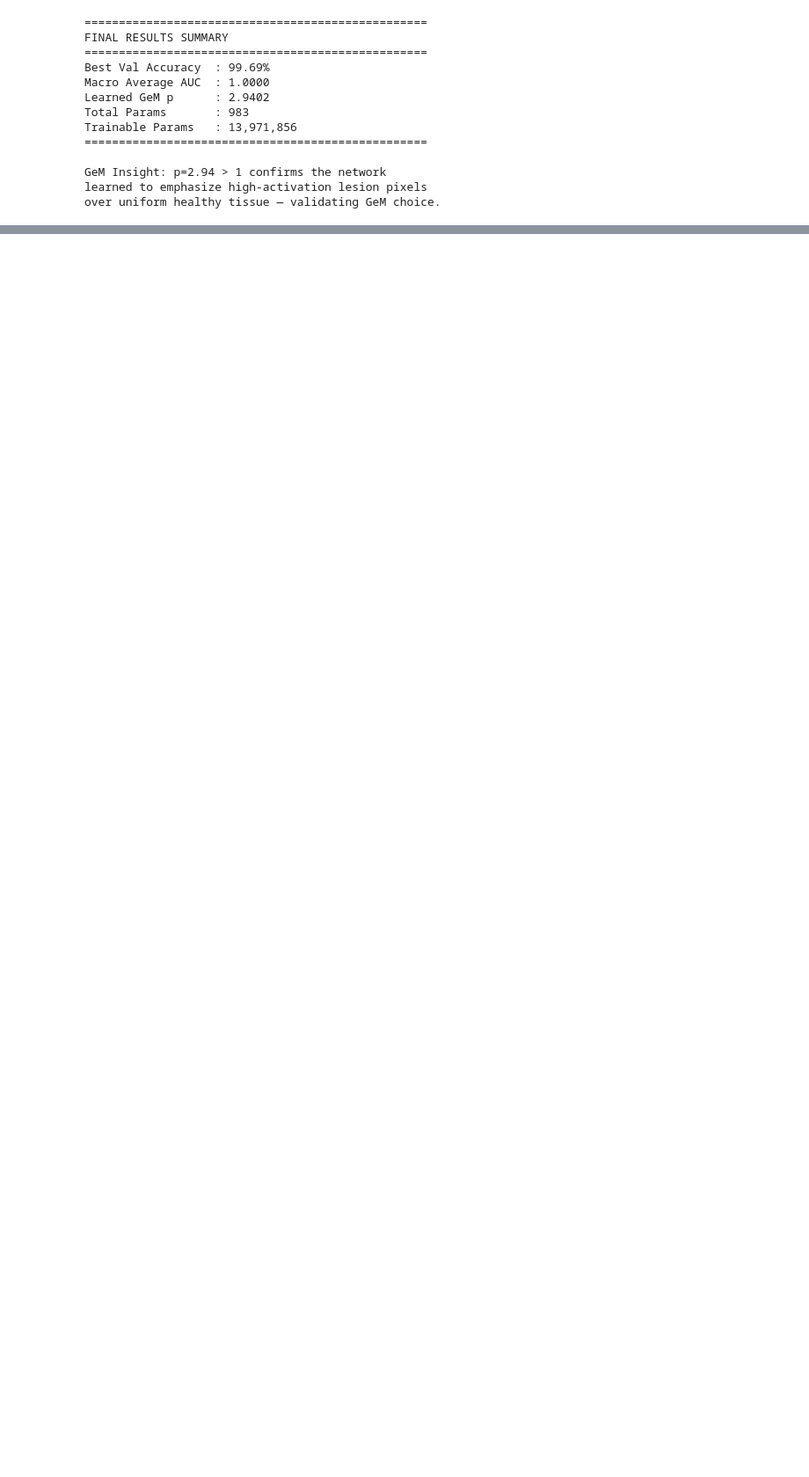
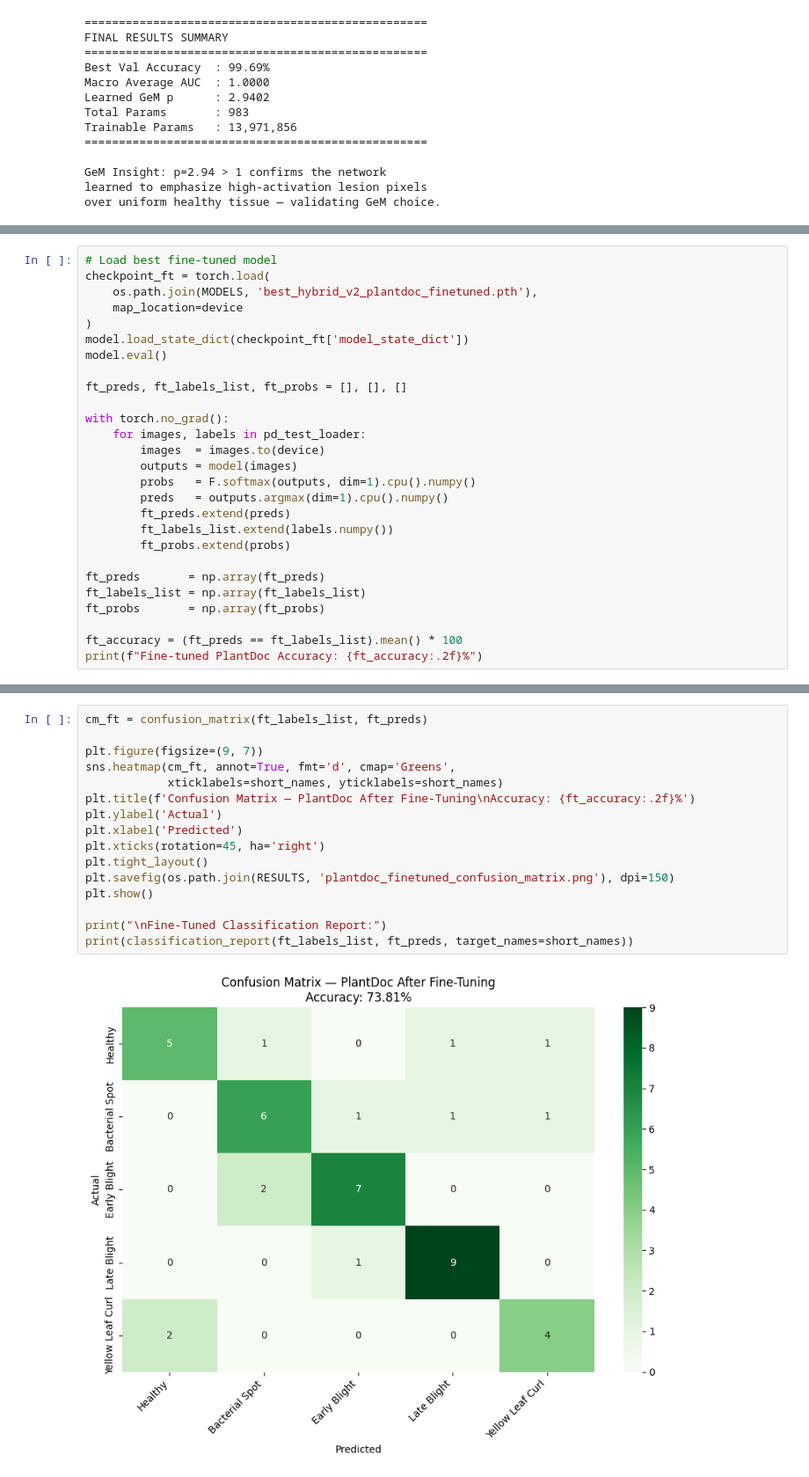
Before and after one commit to SammyBoi242006/CCPS_project, a Jupyter notebook: models/final_model_V2.ipynb, the cells around one changed output, grey strips where cells are left out. Shown at 88% size. Saved outputs shown, nothing was run; the diff lists cells and outputs as text; blank space fills up the shorter version.

```diff
--- a/models/final_model_V2.ipynb
+++ b/models/final_model_V2.ipynb
@@ -707,0 +1114,27 @@ over uniform healthy tissue — validating GeM choice.
+# %%
+# Load best fine-tuned model
+checkpoint_ft = torch.load(
+    os.path.join(MODELS, 'best_hybrid_v2_plantdoc_finetuned.pth'),
+    map_location=device
+)
+model.load_state_dict(checkpoint_ft['model_state_dict'])
+model.eval()
+
+ft_preds, ft_labels_list, ft_probs = [], [], []
+
+with torch.no_grad():
+    for images, labels in pd_test_loader:
+        images  = images.to(device)
+        outputs = model(images)
+        probs   = F.softmax(outputs, dim=1).cpu().numpy()
+        preds   = outputs.argmax(dim=1).cpu().numpy()
+        ft_preds.extend(preds)
+        ft_labels_list.extend(labels.numpy())
+        ft_probs.extend(probs)
+
+ft_preds       = np.array(ft_preds)
+ft_labels_list = np.array(ft_labels_list)
+ft_probs       = np.array(ft_probs)
+
+ft_accuracy = (ft_preds == ft_labels_list).mean() * 100
+print(f"Fine-tuned PlantDoc Accuracy: {ft_accuracy:.2f}%")
@@ -707,0 +1143,18 @@ over uniform healthy tissue — validating GeM choice.
+# %%
+cm_ft = confusion_matrix(ft_labels_list, ft_preds)
+
+plt.figure(figsize=(9, 7))
+sns.heatmap(cm_ft, annot=True, fmt='d', cmap='Greens',
+            xticklabels=short_names, yticklabels=short_names)
+plt.title(f'Confusion Matrix — PlantDoc After Fine-Tuning\nAccuracy: {ft_accuracy:.2f}%')
+plt.ylabel('Actual')
+plt.xlabel('Predicted')
+plt.xticks(rotation=45, ha='right')
+plt.tight_layout()
+plt.savefig(os.path.join(RESULTS, 'plantdoc_finetuned_confusion_matrix.png'), dpi=150)
+plt.show()
+
+print("\nFine-Tuned Classification Report:")
+print(classification_report(ft_labels_list, ft_preds, target_names=short_names))
+# %% [output]
+[figure, added]
```
Also changed, not shown: parts of 21 cells of this notebook.
